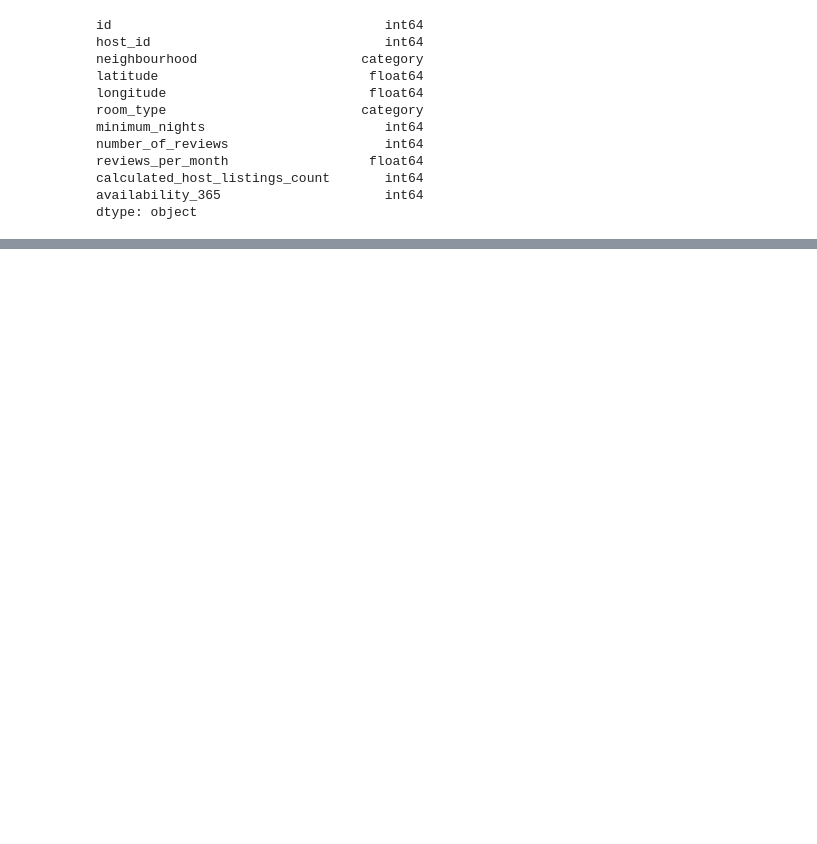
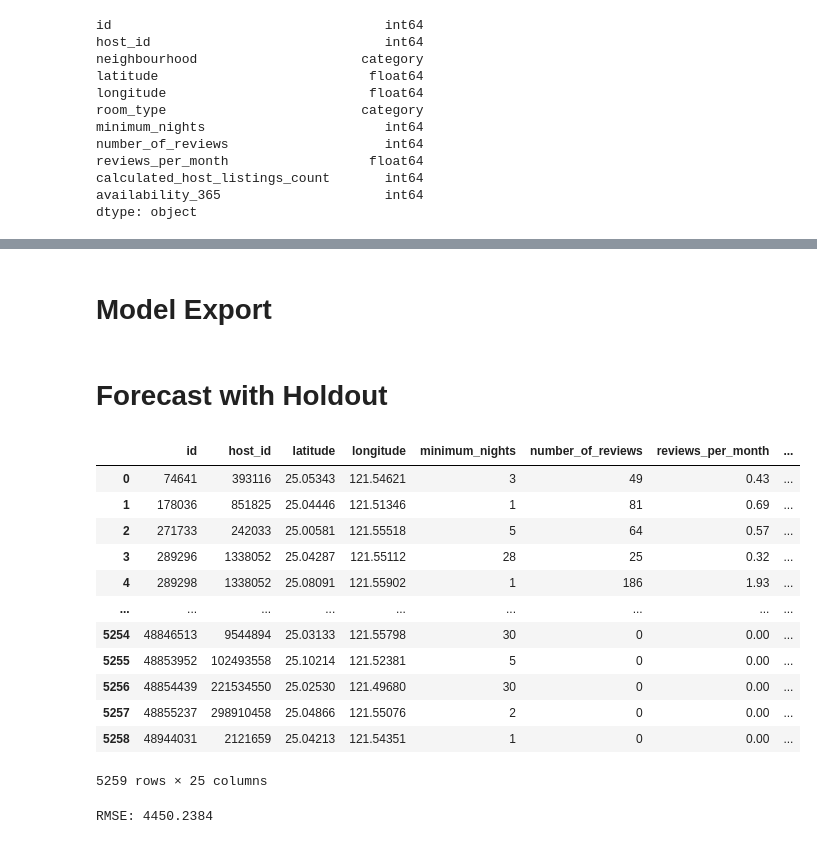
Before and after one commit to schwannden/airbnb-taipei, a Jupyter notebook: baseline.ipynb, the cells around one changed output, grey strips where cells are left out. Cells and saved outputs as stored; diff of their text form; code cells hidden in the pictures; blank space fills up the shorter version.

Commit message:
[DS] baseline model complete

```diff
--- a/baseline.ipynb
+++ b/baseline.ipynb
@@ -240,0 +229,2 @@ RMSE: 2643.9217
+# %% [markdown]
+# Model Export
@@ -240,0 +238,2 @@ RMSE: 2643.9217
+# %% [markdown]
+# Forecast with Holdout
@@ -240,0 +243,39 @@ RMSE: 2643.9217
+# %%
+holdout = pd.read_csv('data/holdout/listings202103.csv', low_memory=False, dtype=schema)
+# %%
+holdout = holdout.drop(columns=['neighbourhood_group', 'name', 'host_name', 'last_review'])
+holdout.reviews_per_month.fillna(value=0, inplace=True)
+holdout['neighbourhood'] = holdout.neighbourhood.astype('category')
+holdout['room_type'] = holdout.room_type.astype('category')
+y_holdout = holdout[TARGET]
+holdout.drop(columns=[TARGET], inplace=True)
+holdout.dtypes
+
+cat_feats = holdout.select_dtypes(include=['category']).copy()
+cat_feats_original_names = cat_feats.columns
+cat_feats = pd.get_dummies(cat_feats)
+holdout_encoded = pd.concat([holdout, cat_feats], axis=1)
+holdout_encoded.drop(columns=cat_feats_original_names, inplace=True)
+holdout_encoded
+# %% [output]
+|  | id | host_id | latitude | longitude | minimum_nights | number_of_reviews | reviews_per_month | ... |
+| 0 | 74641 | 393116 | 25.05343 | 121.54621 | 3 | 49 | 0.43 | ... |
+| 1 | 178036 | 851825 | 25.04446 | 121.51346 | 1 | 81 | 0.69 | ... |
+| 2 | 271733 | 242033 | 25.00581 | 121.55518 | 5 | 64 | 0.57 | ... |
+| 3 | 289296 | 1338052 | 25.04287 | 121.55112 | 28 | 25 | 0.32 | ... |
+| 4 | 289298 | 1338052 | 25.08091 | 121.55902 | 1 | 186 | 1.93 | ... |
+| ... | ... | ... | ... | ... | ... | ... | ... | ... |
+| 5254 | 48846513 | 9544894 | 25.03133 | 121.55798 | 30 | 0 | 0.00 | ... |
+| 5255 | 48853952 | 102493558 | 25.10214 | 121.52381 | 5 | 0 | 0.00 | ... |
+| 5256 | 48854439 | 221534550 | 25.02530 | 121.49680 | 30 | 0 | 0.00 | ... |
+| 5257 | 48855237 | 298910458 | 25.04866 | 121.55076 | 2 | 0 | 0.00 | ... |
+| 5258 | 48944031 | 2121659 | 25.04213 | 121.54351 | 1 | 0 | 0.00 | ... |
+5259 rows × 25 columns
+# %%
+# predict
+
+y_pred = model.predict(holdout_encoded)
+RMSE = np.sqrt(mean_squared_error(y_holdout,y_pred))
+print(f"RMSE: {round(RMSE, 4)}")
+# %% [output]
+RMSE: 4450.2384
```
Also changed, not shown: parts of 20 cells of this notebook, 4 other files.
